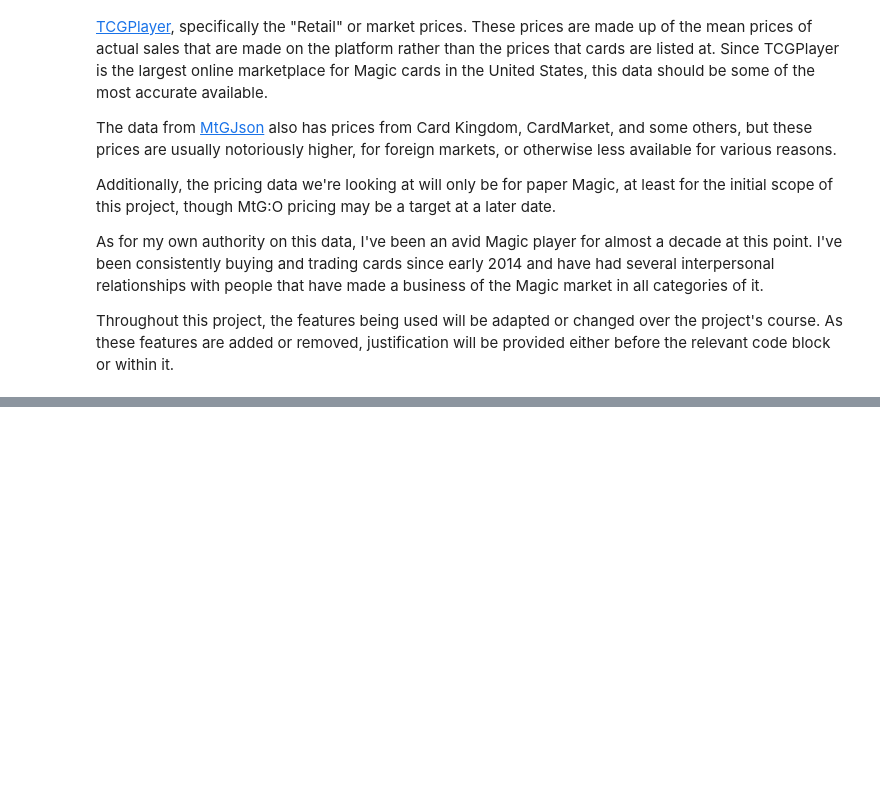
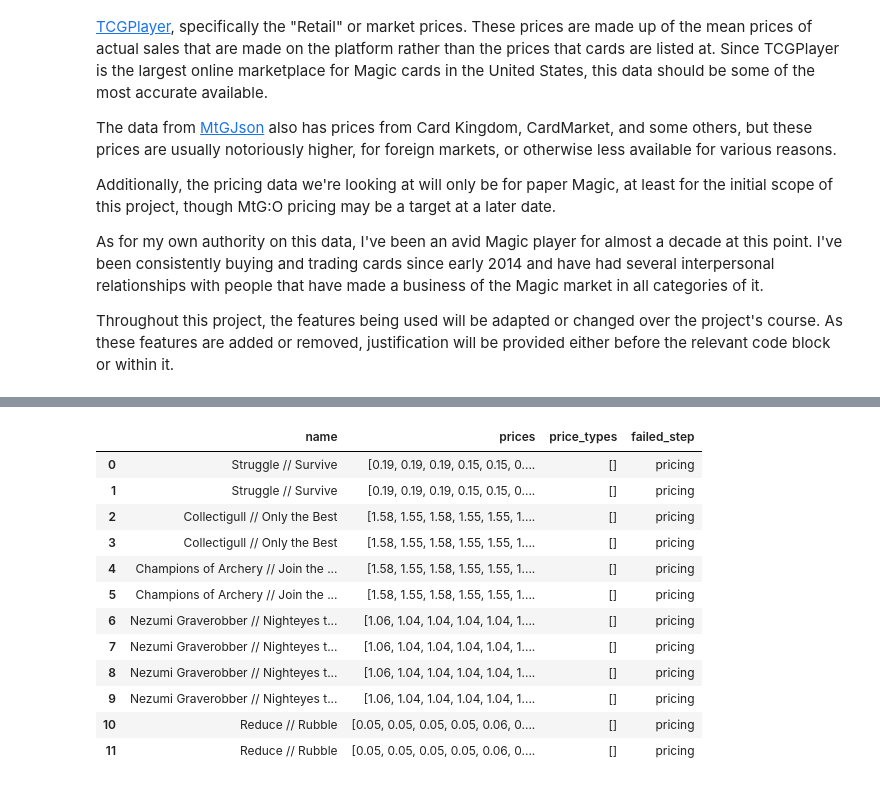
Before and after one commit to ParkedHampster/Spell-Trends, a Jupyter notebook: 1_Data_Prep.ipynb, the cells around one changed output, grey strips where cells are left out. Cells and saved outputs as stored; diff of their text form; code cells hidden in the pictures; blank space fills up the shorter version.

```diff
--- a/1_Data_Prep.ipynb
+++ b/1_Data_Prep.ipynb
@@ -126,0 +561,2 @@ within it.
+# %%
+all_prices = all_prices.drop(columns="meta").dropna()
@@ -126,0 +586,40 @@ within it.
+# %%
+print(all_cards.shape)
+# only looking at english cards
+all_cards = all_cards[all_cards['lang'] == 'en']
+print(all_cards.shape)
+# only want playable cards
+all_cards = all_cards[all_cards['oversized'] == False]
+print(all_cards.shape)
+# determines frame, need to drop: token, emblem, scheme, vanguard
+all_cards = all_cards[
+    (~all_cards['layout'].isin(['token','emblem','scheme','vanguard']))
+    ]
+print(all_cards.shape)
+# reduce this to only cards thate are printed on paper
+all_cards = all_cards[all_cards['games'].map(
+                lambda x: 'paper' in x
+            )]
+print(all_cards.shape)
+# strip out gold and silver border cards from the set
+all_cards = all_cards[(all_cards['border_color'] != 'silver') &
+                    (all_cards['border_color'] != 'gold')]
+print(all_cards.shape)
+# every card has a type line, if that's missing - the
+# entry is broken.
+all_cards = all_cards[~all_cards['type_line'].isna()]
+print(all_cards.shape)
+# remove all cards that are from mystery booster
+# playtest sets
+all_cards = all_cards[~all_cards['set'].isin(['cmb1','cmb2'])]
+print(all_cards.shape)
+
+###########################
+
+cleaned_cards = all_cards.drop(columns=[
+    'lang','oversized','layout','games','border_color'
+])
+
+print(cleaned_cards.shape)
+del all_cards
+gc.collect();
@@ -126,0 +762,17 @@ within it.
+# %%
+failed_cards = pd.DataFrame(failed_cards)
+failed_cards[['name','prices','price_types','failed_step']]
+# %% [output]
+|  | name | prices | price_types | failed_step |
+| 0 | Struggle // Survive | [0.19, 0.19, 0.19, 0.15, 0.15, 0.... | [] | pricing |
+| 1 | Struggle // Survive | [0.19, 0.19, 0.19, 0.15, 0.15, 0.... | [] | pricing |
+| 2 | Collectigull // Only the Best | [1.58, 1.55, 1.58, 1.55, 1.55, 1.... | [] | pricing |
+| 3 | Collectigull // Only the Best | [1.58, 1.55, 1.58, 1.55, 1.55, 1.... | [] | pricing |
+| 4 | Champions of Archery // Join the ... | [1.58, 1.55, 1.58, 1.55, 1.55, 1.... | [] | pricing |
+| 5 | Champions of Archery // Join the ... | [1.58, 1.55, 1.58, 1.55, 1.55, 1.... | [] | pricing |
+| 6 | Nezumi Graverobber // Nighteyes t... | [1.06, 1.04, 1.04, 1.04, 1.04, 1.... | [] | pricing |
+| 7 | Nezumi Graverobber // Nighteyes t... | [1.06, 1.04, 1.04, 1.04, 1.04, 1.... | [] | pricing |
+| 8 | Nezumi Graverobber // Nighteyes t... | [1.06, 1.04, 1.04, 1.04, 1.04, 1.... | [] | pricing |
+| 9 | Nezumi Graverobber // Nighteyes t... | [1.06, 1.04, 1.04, 1.04, 1.04, 1.... | [] | pricing |
+| 10 | Reduce // Rubble | [0.05, 0.05, 0.05, 0.05, 0.06, 0.... | [] | pricing |
+| 11 | Reduce // Rubble | [0.05, 0.05, 0.05, 0.05, 0.06, 0.... | [] | pricing |
```
Also changed, not shown: parts of 52 cells of this notebook.
